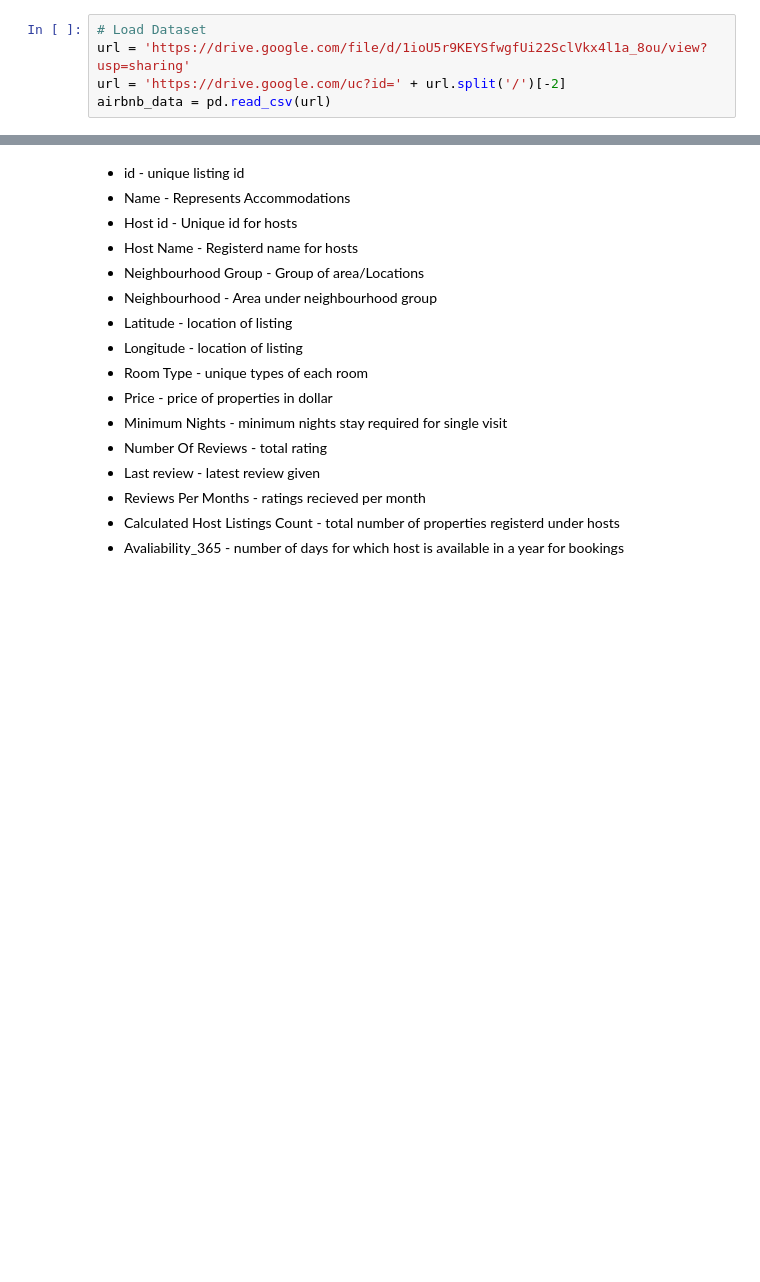
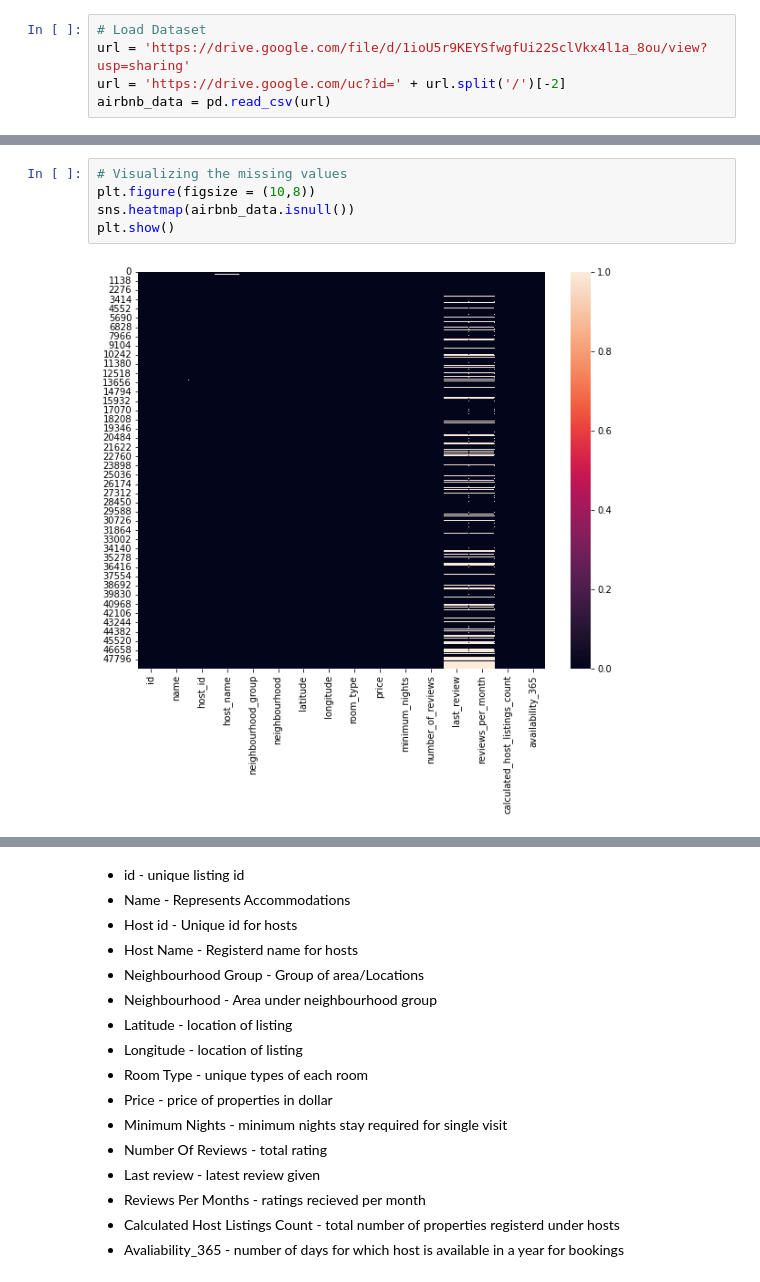
Before and after one commit to MuskanKasere/Airbnb_Booking_Analysis, a Jupyter notebook: Personal_Colab.ipynb, the cells around one changed output, grey strips where cells are left out. Drawn from its saved outputs; the diff is of its cells as text; blank space fills up the shorter version.

```diff
--- a/Personal_Colab.ipynb
+++ b/Personal_Colab.ipynb
@@ -96,0 +176,7 @@ airbnb_data = pd.read_csv(url)
+# %%
+# Visualizing the missing values
+plt.figure(figsize = (10,8))
+sns.heatmap(airbnb_data.isnull())
+plt.show()
+# %% [output]
+[figure, added]
```
Also changed, not shown: parts of 82 cells of this notebook.
